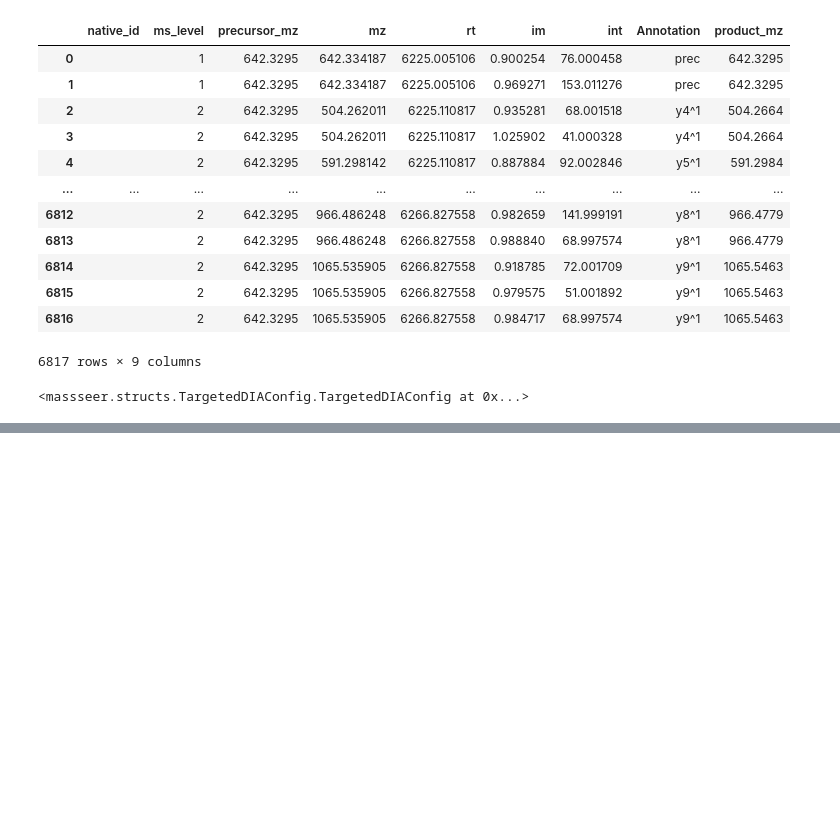
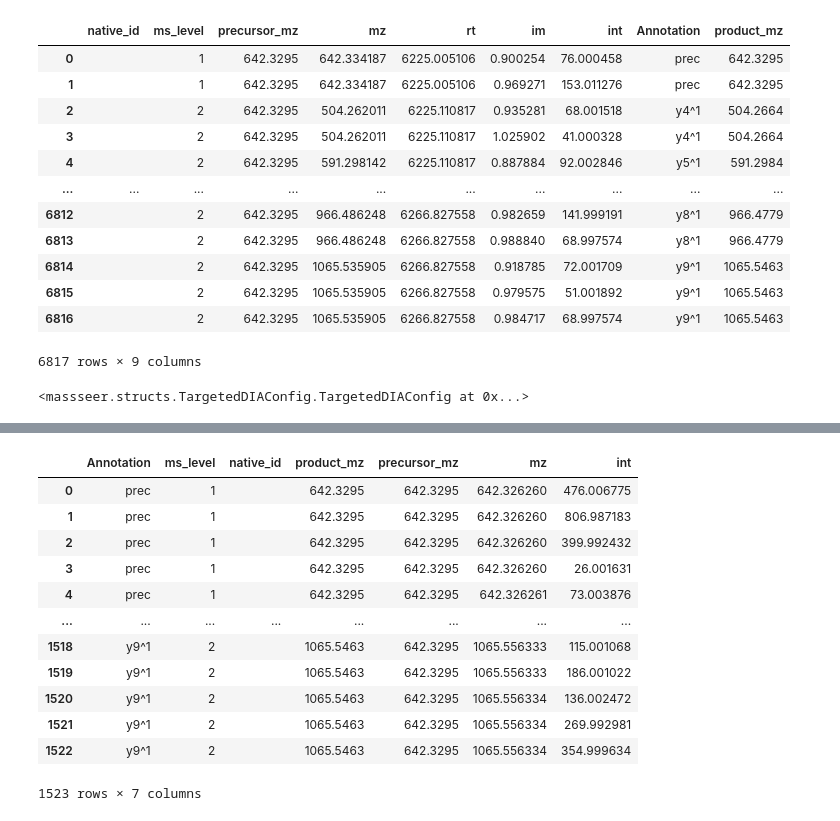
Before and after one commit to Roestlab/massdash, a Jupyter notebook: docs/nbs/Loading Spectrum Data.ipynb, the cells around one changed output, grey strips where cells are left out. Drawn from its saved outputs; the diff is of its cells as text; code cells hidden in the pictures; blank space fills up the shorter version.

```diff
--- a/docs/nbs/Loading Spectrum Data.ipynb
+++ b/docs/nbs/Loading Spectrum Data.ipynb
@@ -146,0 +205,22 @@ featureMap['ionMobilityTest2/ionMobilityTest2.mzML'].config
+# %%
+df = featureMap['ionMobilityTest2/ionMobilityTest2.mzML'].feature_df
+spectra = (df
+           .drop(columns=["rt", "im"]) # drop columns want to sum across
+           .groupby(['Annotation', 'ms_level', 'native_id', 'product_mz', 'precursor_mz', 'mz']) # groupby retention time and labels
+           .sum()
+           .reset_index())
+spectra
+# %% [output]
+|  | Annotation | ms_level | native_id | product_mz | precursor_mz | mz | int |
+| 0 | prec | 1 |  | 642.3295 | 642.3295 | 642.326260 | 476.006775 |
+| 1 | prec | 1 |  | 642.3295 | 642.3295 | 642.326260 | 806.987183 |
+| 2 | prec | 1 |  | 642.3295 | 642.3295 | 642.326260 | 399.992432 |
+| 3 | prec | 1 |  | 642.3295 | 642.3295 | 642.326260 | 26.001631 |
+| 4 | prec | 1 |  | 642.3295 | 642.3295 | 642.326261 | 73.003876 |
+| ... | ... | ... | ... | ... | ... | ... | ... |
+| 1518 | y9^1 | 2 |  | 1065.5463 | 642.3295 | 1065.556333 | 115.001068 |
+| 1519 | y9^1 | 2 |  | 1065.5463 | 642.3295 | 1065.556333 | 186.001022 |
+| 1520 | y9^1 | 2 |  | 1065.5463 | 642.3295 | 1065.556334 | 136.002472 |
+| 1521 | y9^1 | 2 |  | 1065.5463 | 642.3295 | 1065.556334 | 269.992981 |
+| 1522 | y9^1 | 2 |  | 1065.5463 | 642.3295 | 1065.556334 | 354.999634 |
+1523 rows × 7 columns
```
Also changed, not shown: parts of 15 cells of this notebook, 1 other file.
